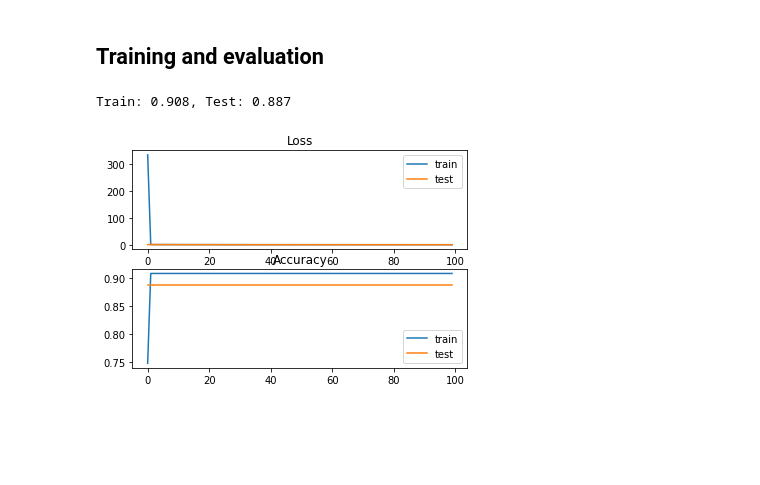
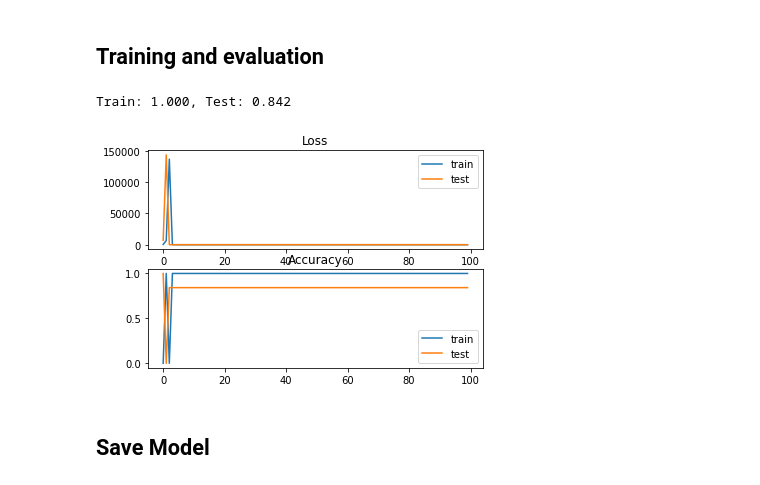
Before and after one commit to Anatharr/elections, a Jupyter notebook: models/model_training.ipynb, the cells around one changed output. Drawn from its saved outputs; the diff is of its cells as text; code cells hidden in the pictures; blank space fills up the shorter version.

```diff
--- a/models/model_training.ipynb
+++ b/models/model_training.ipynb
@@ -62,8 +43,10 @@ for canton in X.index.get_level_values('CODCAN'):
     testRow = testRow.append(pd.Series([0]*(len(trainRow)-len(testRow)), dtype='float64'))
     trainRow.index = colsName
     testRow.index = colsName
-    print(cols)
-    trainset = trainset.append(trainRow, ignore_index=True)
-    testset = testset.append(testRow, ignore_index=True)
+    trainRow.name = canton
+    testRow.name = canton
+    trainset = trainset.append(trainRow)
+    testset = testset.append(testRow)
 
-trainset.sort_values()
+testset = testset[colsName].drop_duplicates().sort_index().fillna(0)
+trainset = trainset[colsName].drop_duplicates().sort_index().fillna(0)
@@ -86,34 +58,39 @@ trainset.sort_values()
 
 ## Initialization
 # %%
+tf.keras.backend.clear_session()
+
 model = tf.keras.Sequential()
-model.add(tf.keras.layers.Dense(32, input_dim=16, activation='relu', kernel_initializer='he_uniform'))
-model.add(tf.keras.layers.Dense(8, activation='softmax'))
+model.add(tf.keras.layers.InputLayer(input_shape=(160,)))
+model.add(tf.keras.layers.Dense(64, activation='relu', kernel_initializer='he_uniform'))
+model.add(tf.keras.layers.Dense(20, activation='softmax'))
 
-opt = tf.keras.optimizers.SGD(learning_rate=0.007, momentum=0.5)
+opt = tf.keras.optimizers.SGD(learning_rate=0.01, momentum=0.9)
 model.compile(loss='categorical_crossentropy', optimizer=opt, metrics=['accuracy'])
 # %% [markdown]
 ## Training and evaluation
 # %%
-history = model.fit(X_train, y_train, validation_data=(X_test, y_test), epochs=100, verbose=0)
+history = model.fit(trainset, y, batch_size=32, validation_data=(testset, y), epochs=100, verbose=0)
 
 # evaluate the model
-_, train_acc = model.evaluate(X_train, y_train, verbose=0)
-_, test_acc = model.evaluate(X_test, y_test, verbose=0)
+_, train_acc = model.evaluate(trainset, y, verbose=0)
+_, test_acc = model.evaluate(testset, y, verbose=0)
 print('Train: %.3f, Test: %.3f' % (train_acc, test_acc))
 # plot loss during training
 pyplot.subplot(211)
 pyplot.title('Loss')
 pyplot.plot(history.history['loss'], label='train')
 pyplot.plot(history.history['val_loss'], label='test')
 pyplot.legend()
 # plot accuracy during training
 pyplot.subplot(212)
 pyplot.title('Accuracy')
 pyplot.plot(history.history['accuracy'], label='train')
 pyplot.plot(history.history['val_accuracy'], label='test')
 pyplot.legend()
 pyplot.show()
 # %% [output]
-Train: 0.908, Test: 0.887
+Train: 1.000, Test: 0.842
-[figure, old version]
+[figure, new version]
+# %% [markdown]
+## Save Model
```
Also changed, not shown: parts of 4 cells of this notebook.
